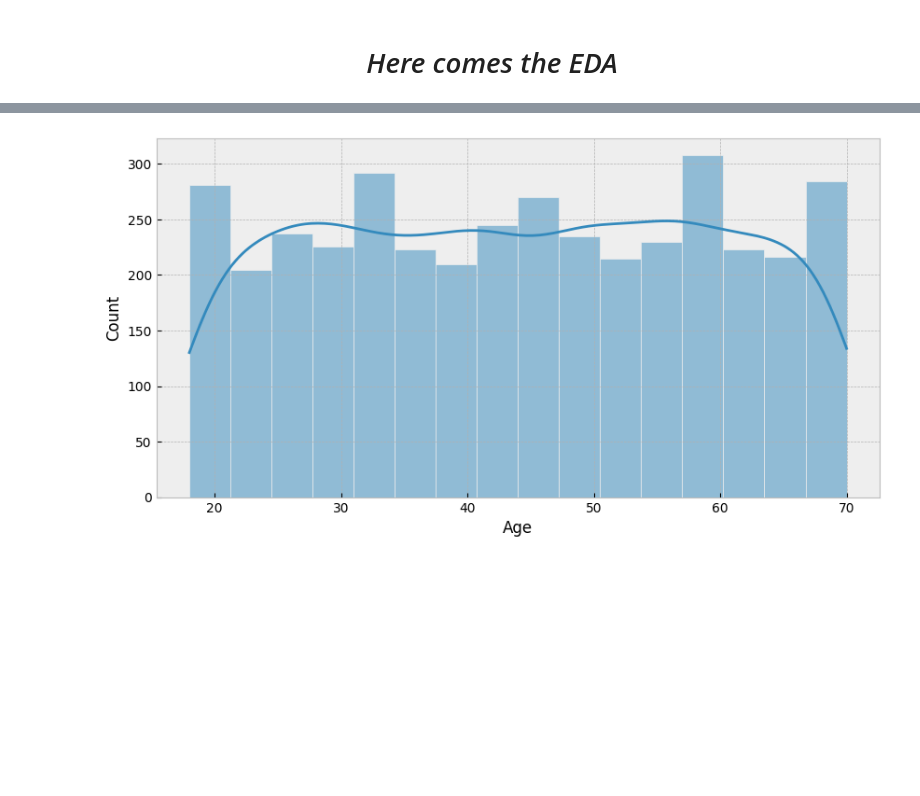
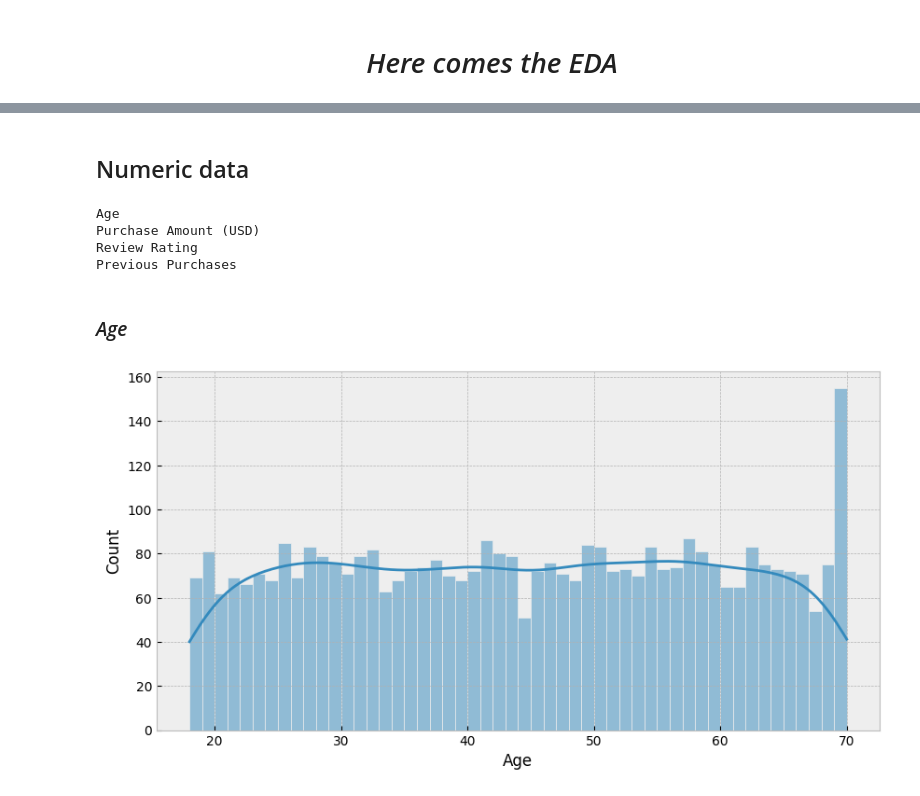
Before and after one commit to georgekovin/Consumer-Behavior-and-Shopping-Habits-Research, a Jupyter notebook: research.ipynb, the cells around one changed output, grey strips where cells are left out. Drawn from its saved outputs; the diff is of its cells as text; code cells hidden in the pictures; blank space fills up the shorter version.

```diff
--- a/research.ipynb
+++ b/research.ipynb
@@ -83,7 +84,36 @@ data.describe(include='object').round(2)
-# %%
-plt.figure(figsize=(10, 5))
-sns.histplot(data, x='Age', kde=True)
-
-plt.show()
-# %% [output]
-[figure, removed]
+# %%
+data.drop('Customer ID', axis=1, inplace=True)
+# %% [markdown]
+## Numeric data
+# %%
+def show_histplot(column, data=data):
+    x = data[column]
+
+    if x.max() % 10 != 0:
+        bins = x.max().astype(int)
+    else:
+        bins = (x.max() - x.min()).astype(int)
+
+    plt.figure(figsize=(10, 5))
+    sns.histplot(data,
+                 x=x,
+                 kde=True,
+                 bins=bins)
+
+    plt.show()
+
+
+for col in data.columns:
+    if data[col].dtype != 'object':
+        print(col)
+# %% [output]
+Age
+Purchase Amount (USD)
+Review Rating
+Previous Purchases
+# %% [markdown]
+### *Age*
+# %%
+show_histplot('Age')
+# %% [output]
+[figure, added]
```
Also changed, not shown: parts of 41 cells of this notebook.
